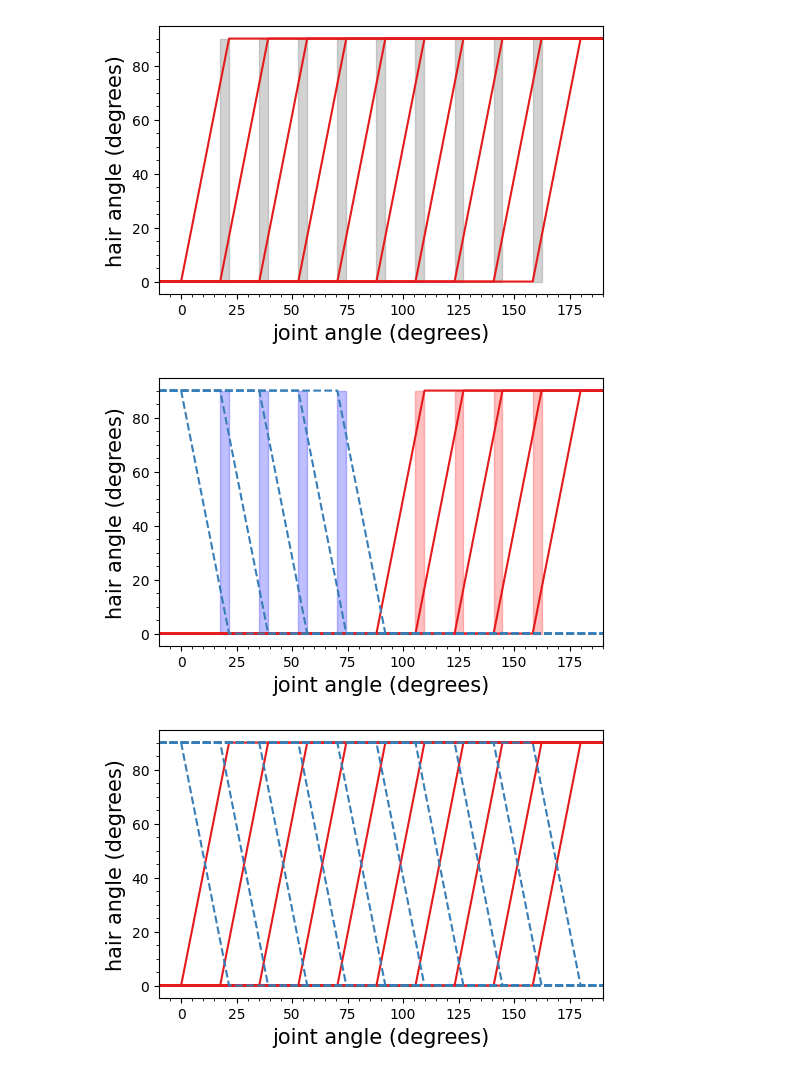
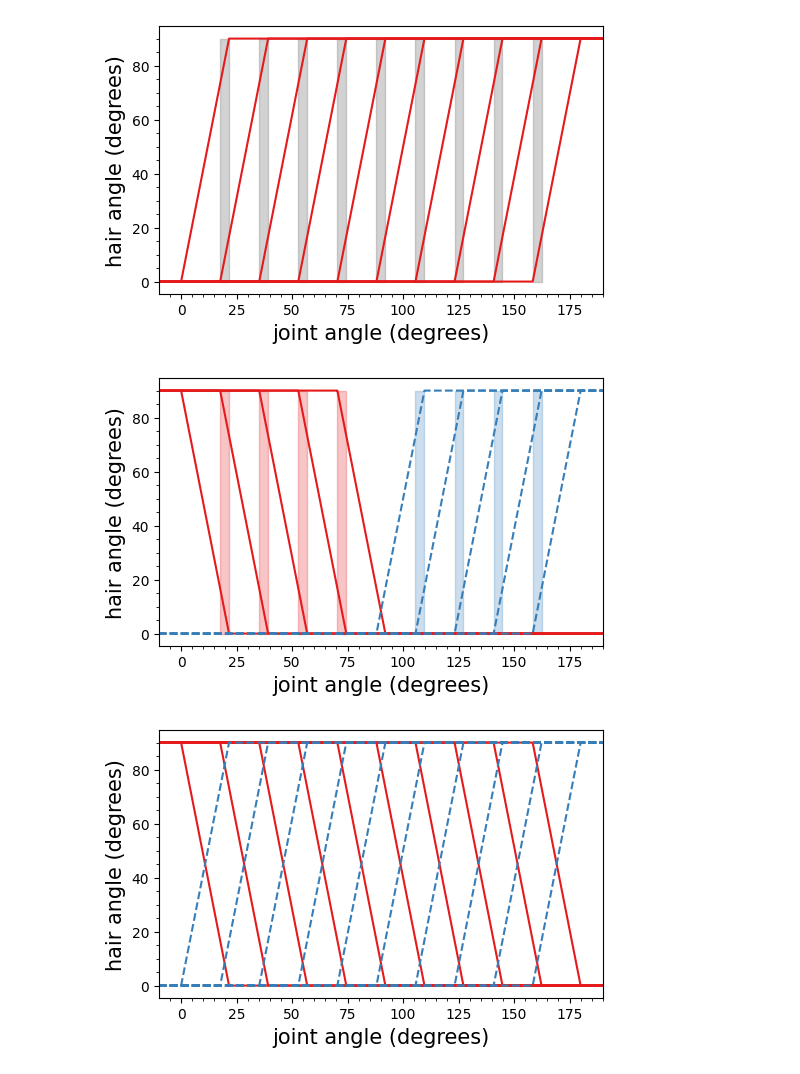
Before and after one commit to ThomasvanderVeen/StickInsectProprioception, a Jupyter notebook: afferents.ipynb, the cells around one changed output. Cells and saved outputs as stored; diff of their text form; code cells hidden in the pictures.

```diff
--- a/afferents.ipynb
+++ b/afferents.ipynb
@@ -40,6 +41,21 @@ class HairField:
 
         self.receptive_field = np.stack((receptive_min, receptive_max))
 
+
+    def get_double_receptive_field(self):
+        self.get_receptive_field()
+
+        rf1 = -self.receptive_field.copy() + self.max_joint_angle + self.min_joint_angle
+
+        self.receptive_field = np.hstack((rf1, self.receptive_field))
+        self.N_hairs = 2 * self.N_hairs
+
+
+    def reset_max_min(self, i):
+        self.max_joint_angle = self.max_list[i]
+        self.min_joint_angle = self.min_list[i]
+
+
     def get_hair_angle(self, x):
         min_rf = self.receptive_field[0, :]
         slope = self.max_angle / (self.receptive_field[1, :] - self.receptive_field[0, :])
@@ -78,32 +94,35 @@ fig.savefig('images/afferents/uni_hairplate.png')
 fig.savefig('images/afferents/uni_hairplate.pdf')
 fig.clear()
 # %%
-parameters_hair_field_1 = {'N_hairs': 5, 'max_joint_angle': 180, 'min_joint_angle': 88, 'max_angle': 90, 'overlap': 4}
+parameters_hair_field = {'N_hairs': 10, 'max_joint_angle': 180, 'min_joint_angle': 0, 'max_angle': 90, 'overlap': 4}
 
-hair_field = HairField(parameters_hair_field_1)
+hair_field = HairField(parameters_hair_field)
 hair_field.get_receptive_field()
-hair_field_2 = HairField(parameters_hair_field_1)
-hair_field_2.receptive_field = parameters_hair_field_1['max_joint_angle']-hair_field.receptive_field
-hair_angles_1 = hair_field.get_hair_angle(joint_angle)
-hair_angles_2 = hair_field_2.get_hair_angle(joint_angle)
-
-hair_angles_bi = np.hstack((hair_angles_1, hair_angles_2))
+hair_field.get_double_receptive_field()
+hair_angles = hair_field.get_hair_angle(joint_angle)
 # %%
 fig, ax = plt.subplots()
 
-plt.plot(joint_angle, hair_angles_1, color=colors[0], linestyle=linestyles[0])
-plt.plot(joint_angle, hair_angles_2, color=colors[1], linestyle=linestyles[1])
+n_2 = int(hair_field.N_hairs/2)
+n_4 = int(n_2/2)
 
-for i in range(hair_field.N_hairs - 1):
-    plt.fill_between([hair_field.receptive_field[0, 1+i], hair_field.receptive_field[1, i]], [90, 90], color='red', alpha=0.25)
-    plt.fill_between([hair_field_2.receptive_field[0, 1+i], hair_field_2.receptive_field[1, i]], [90, 90], color='blue', alpha=0.25)
+plt.plot(joint_angle, hair_angles[:, n_4:n_2], color=colors[0], linestyle=linestyles[0])
+plt.plot(joint_angle, hair_angles[:, n_2+n_4:], color=colors[1], linestyle=linestyles[1])
+
+for i in range(n_4 - 1):
+    plt.fill_between([hair_field.receptive_field[0,  n_4 + i + 1], hair_field.receptive_field[1, n_4 + i]], [90, 90],
+                     color=colors[0],
+                     alpha=0.25)
+    plt.fill_between([hair_field.receptive_field[0, n_2 + n_4 + i + 1], hair_field.receptive_field[1, n_2 + n_4 + i]], [90, 90],
+                     color=colors[1],
+                     alpha=0.25,)
 
 ax.set_xlabel("joint angle (degrees)")
 ax.set_ylabel("hair angle (degrees)")
 ax.set_xlim(-10, 190)
 ax.minorticks_on()
 # %% [output]
-[figure, old version]
+[figure, new version]
 # %%
 fig.tight_layout(pad=0.5)
 fig.savefig('images/afferents/bi_hairplate_pos.png')
@@ -123,15 +131,15 @@ hair_angles_bi = np.hstack((hair_angles_1, hair_angles_2))
 # %%
 fig, ax = plt.subplots()
 
-plt.plot(joint_angle, hair_angles_1, color=colors[0], linestyle=linestyles[0])
-plt.plot(joint_angle, hair_angles_2, color=colors[1], linestyle=linestyles[1])
+plt.plot(joint_angle, hair_angles[:, :n_2], color=colors[0], linestyle=linestyles[0])
+plt.plot(joint_angle, hair_angles[:, n_2:], color=colors[1], linestyle=linestyles[1])
 
 ax.set_xlabel("joint angle (degrees)")
 ax.set_ylabel("hair angle (degrees)")
 ax.set_xlim(-10, 190)
 ax.minorticks_on()
 # %% [output]
-[figure, old version]
+[figure, new version]
 # %%
 fig.tight_layout(pad=0.5)
 fig.savefig('images/afferents/bi_hairplate_vel.png')
```
Also changed, not shown: parts of 6 cells of this notebook, 10 other files.
